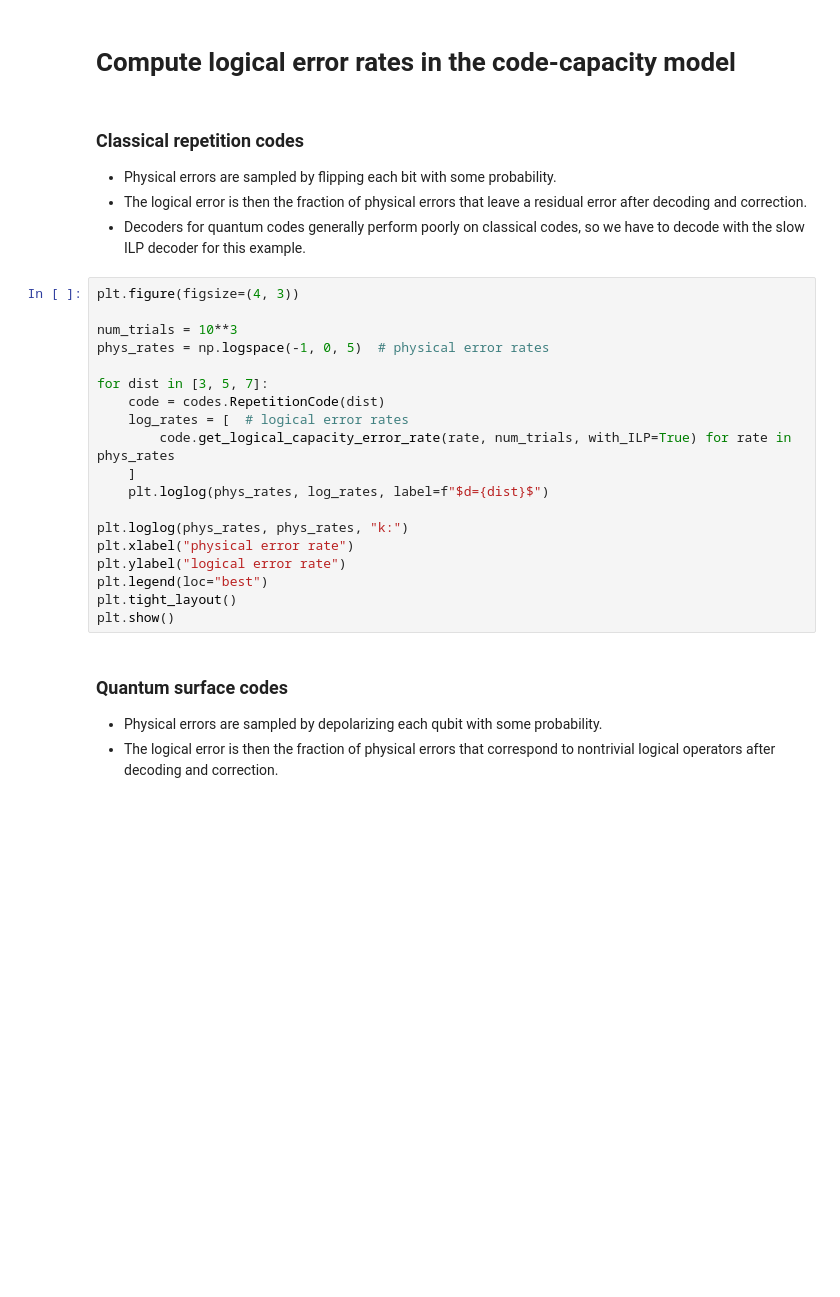
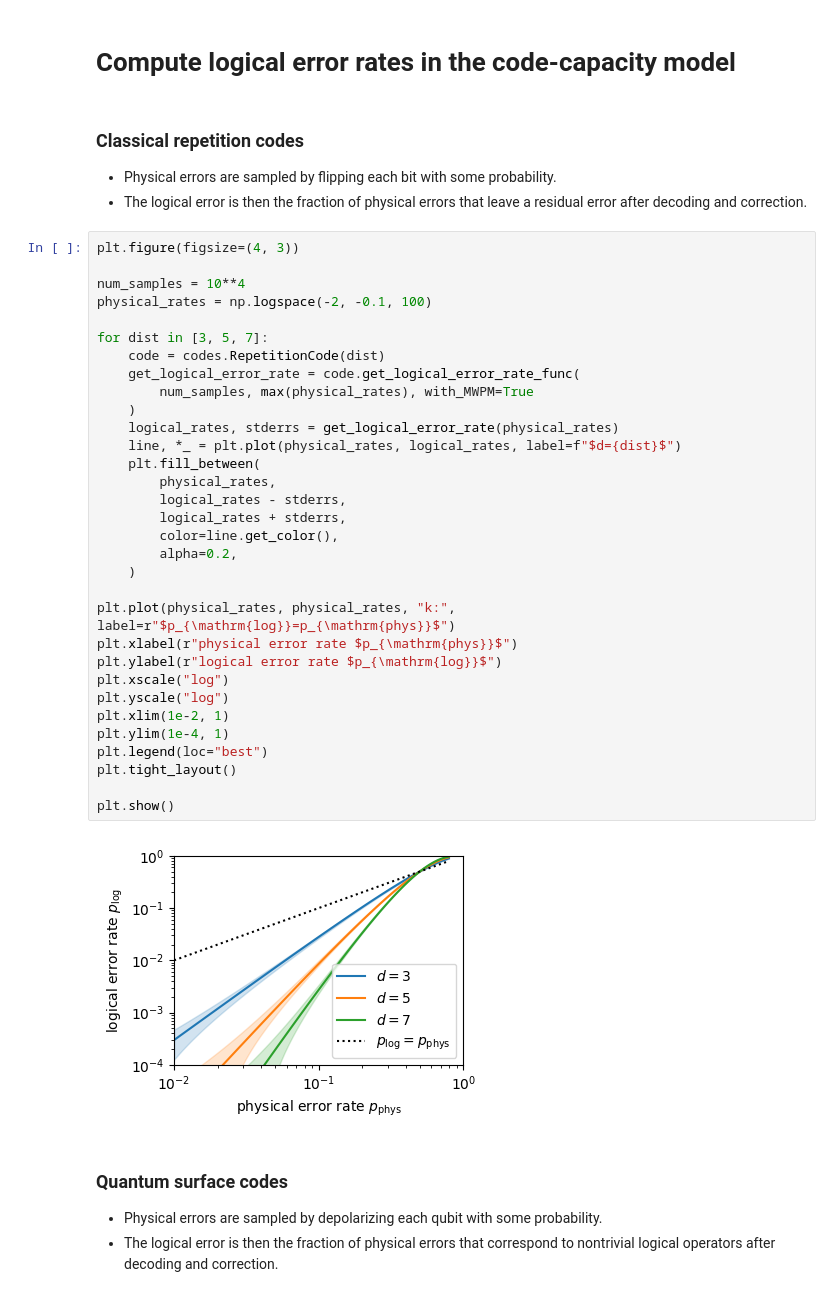
Before and after one commit to Infleqtion/qLDPC, a Jupyter notebook: examples/logical_errors.ipynb, the cells around one changed output. Drawn from its saved outputs; the diff is of its cells as text; blank space fills up the shorter version.

```diff
--- a/examples/logical_errors.ipynb
+++ b/examples/logical_errors.ipynb
@@ -14,26 +14,40 @@ from qldpc import codes
 
 - Physical errors are sampled by flipping each bit with some probability.
 - The logical error is then the fraction of physical errors that leave a residual error after decoding and correction.
-- Decoders for quantum codes generally perform poorly on classical codes, so we have to decode with the slow ILP decoder for this example.
 # %%
 plt.figure(figsize=(4, 3))
 
-num_trials = 10**3
-phys_rates = np.logspace(-1, 0, 5)  # physical error rates
+num_samples = 10**4
+physical_rates = np.logspace(-2, -0.1, 100)
 
 for dist in [3, 5, 7]:
     code = codes.RepetitionCode(dist)
-    log_rates = [  # logical error rates
-        code.get_logical_capacity_error_rate(rate, num_trials, with_ILP=True) for rate in phys_rates
-    ]
-    plt.loglog(phys_rates, log_rates, label=f"$d={dist}$")
+    get_logical_error_rate = code.get_logical_error_rate_func(
+        num_samples, max(physical_rates), with_MWPM=True
+    )
+    logical_rates, stderrs = get_logical_error_rate(physical_rates)
+    line, *_ = plt.plot(physical_rates, logical_rates, label=f"$d={dist}$")
+    plt.fill_between(
+        physical_rates,
+        logical_rates - stderrs,
+        logical_rates + stderrs,
+        color=line.get_color(),
+        alpha=0.2,
+    )
 
-plt.loglog(phys_rates, phys_rates, "k:")
-plt.xlabel("physical error rate")
-plt.ylabel("logical error rate")
+plt.plot(physical_rates, physical_rates, "k:", label=r"$p_{\mathrm{log}}=p_{\mathrm{phys}}$")
+plt.xlabel(r"physical error rate $p_{\mathrm{phys}}$")
+plt.ylabel(r"logical error rate $p_{\mathrm{log}}$")
+plt.xscale("log")
+plt.yscale("log")
+plt.xlim(1e-2, 1)
+plt.ylim(1e-4, 1)
 plt.legend(loc="best")
 plt.tight_layout()
+
 plt.show()
+# %% [output]
+[figure, added]
 # %% [markdown]
 ### Quantum surface codes
 
```
Also changed, not shown: parts of 1 cell of this notebook, 2 other files.
